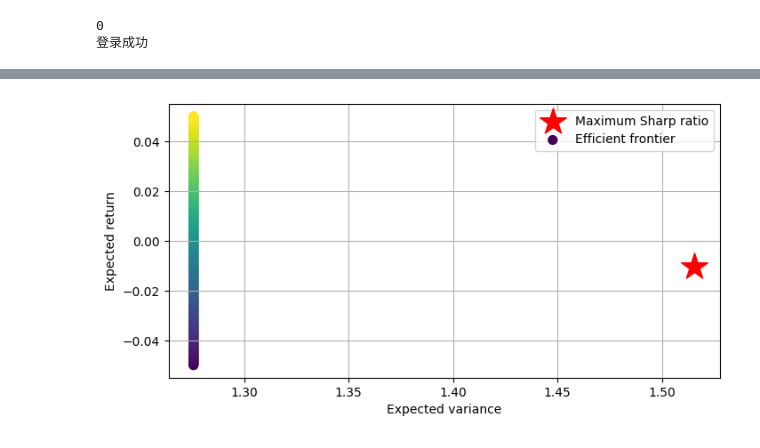
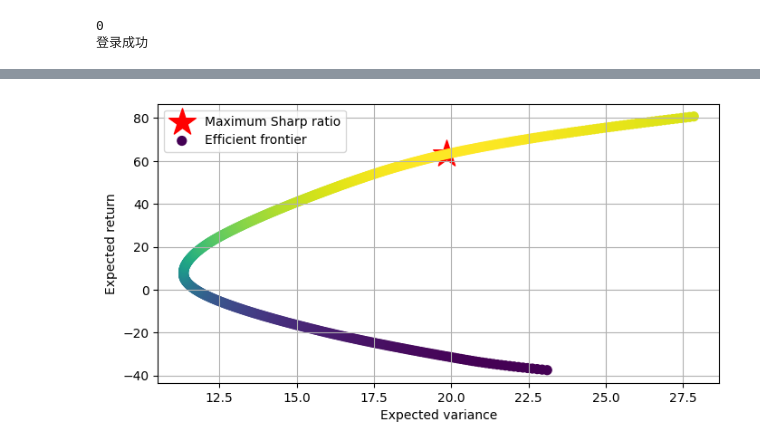
Before and after one commit to pcgan/A-Peek-into-My-Financial-Notebook, a Jupyter notebook: research/资产定价模型/BL-Model-detail.ipynb, the cells around one changed output, grey strips where cells are left out. Saved outputs shown, nothing was run; the diff lists cells and outputs as text; code cells hidden in the pictures.

```diff
--- a/research/资产定价模型/BL-Model-detail.ipynb
+++ b/research/资产定价模型/BL-Model-detail.ipynb
@@ -44,0 +70,11 @@ print(data_df.head(1),sum(data_df.ths_chg_ratio_index.isna()))
+# %%
+# 数据处理
+data_df2 = data_df.merge(data_df_name,on='thscode',how='left')
+print(data_df2.证券简称.isna().sum())
+data_df_mcap2 = data_df_mcap.merge(data_df_name,on='thscode',how='left')
+print(data_df_mcap2.证券简称.isna().sum())
+'''
+join()方法是基于索引（index）来拼接的，而merge()方法可以指定任意的列或索引作为拼接的依据。
+join()方法默认使用左连接（left join），而merge()方法默认使用内连接（inner join）
+merge()方法会创建一个新的索引，而join()方法会保留左边dataframe的索引。这可能会影响后续的数据处理。
+'''
@@ -49,9 +88,9 @@ Goverment_bond_YTM_10Y = 0.0283
 tau = 0.025
 # %%
 ### 计算历史协方差矩阵、收益率均值向量
-data_df_pivot = data_df.pivot(index='time',columns='thscode', values='ths_chg_ratio_index')
+data_df_pivot = data_df2.pivot(index='time',columns='证券简称', values='ths_chg_ratio_index')
 #print(data_df_pivot.tail(2))
-Pi = data_df_pivot.mean()
-sigma = data_df_pivot.cov()
+Pi = data_df_pivot.mean()*252
+sigma = data_df_pivot.cov()*252
 print(Pi,sigma)
 # %% [output]
@@ -65,16 +114,31 @@ thscode
 # %%
 ### 计算均值-方差模型得到最大夏普的市场权重
+'''
+scipy.optimize.minimize函数的返回值，是一个OptimizeResult对象，包含了最优化过程的信息。最优化结果result有以下属性：
+
+x: 最优解
+success: 布尔值，表示是否成功找到最优解
+status: 整数，表示最优化过程的状态码
+message: 字符串，表示最优化过程的终止原因
+fun: 浮点数，表示目标函数在最优解处的值
+jac: 数组，表示目标函数在最优解处的梯度
+hess: 矩阵或者线性算子，表示目标函数在最优解处的海森矩阵或者近似
+nfev: 整数，表示目标函数被调用的次数
+njev: 整数，表示梯度被调用的次数
+nhev: 整数，表示海森矩阵被调用的次数
+nit: 整数，表示迭代次数
+'''
 # 定义组合收益率和方差计算
-def port_return(weights, returns, risk_free_date):
-    return np.sum(weights * returns.mean(axis = 0))-risk_free_date
+def port_return(weights, returns):
+    return np.sum(weights * returns.mean(axis = 0)*252) #单利年化
 
 def port_volatility(weights, returns):
-    return np.sqrt(np.dot(weights.T,np.dot(returns.cov(), weights)))
+    return np.sqrt(np.dot(weights.T,np.dot(returns.cov()*252, weights)))
 
 # 定义目标函数
 def sharp_ratio(weights, returns, risk_free_date):
-    portfolio_return = np.sum(weights * returns.mean(axis = 0))
-    portfolio_volatility = np.sqrt(np.dot(weights.T,np.dot(returns.cov(), weights)))
+    portfolio_return = np.sum(weights * returns.mean(axis = 0)*252)
+    portfolio_volatility = np.sqrt(np.dot(weights.T,np.dot(returns.cov()*252, weights)))
     sharp_ratio = (portfolio_return - risk_free_date) / portfolio_volatility
     return -sharp_ratio
 # 定义最优化函数（拉格朗日乘子法），计算最大夏普
@@ -86,28 +150,28 @@ constraints = (
 )
 # 求解权重
 result = minimize(sharp_ratio, initial_weitghts,args=(data_df_pivot,Goverment_bond_YTM_10Y), method='SLSQP',bounds=bounds, constraints=constraints)
-print(result.x, port_return(result.x, data_df_pivot, Goverment_bond_YTM_10Y), port_volatility(result.x, data_df_pivot))
+print(result.x, port_return(result.x, data_df_pivot), port_volatility(result.x, data_df_pivot))
 # 绘制有效前沿曲线
 plt.figure(figsize=(8,4))
-plt.scatter(port_volatility(result.x, data_df_pivot),port_return(result.x, data_df_pivot, Goverment_bond_YTM_10Y), marker='*', color='r', s=500,
+plt.scatter(port_volatility(result.x, data_df_pivot),port_return(result.x, data_df_pivot), marker='*', color='r', s=500,
             label='Maximum Sharp ratio')
 
-target_returns = np.linspace(-0.050, 0.050, 500)
-target_volatility = []
-
-for tar in target_returns:
+target_returns1 = np.linspace(min(Pi), max(Pi), 500)
+target_volatility1 = []
+# 有效前沿曲线 波动率与期望收益的市场组合曲线
+for tar in target_returns1:
     constraints_for = (
     {'type':'eq','fun': lambda x: np.sum(x)-1}, #eq表示等式约束，表示等于0
-    {'type':'eq','fun': lambda x: port_return(x, data_df_pivot, Goverment_bond_YTM_10Y)-x} #约束组合收益率等于tar。这样就可以得到在不同目标收益率下的最小方差
+    {'type':'eq','fun': lambda x: port_return(x, data_df_pivot)-tar} #约束组合收益率等于tar。这样就可以得到在不同目标收益率下的最小方差
     )
     result_for = minimize(port_volatility,initial_weitghts,method='SLSQP',
                           bounds=bounds,
                           args=(data_df_pivot),
                           constraints=constraints_for)
-    print(tar-port_return(result_for.x, data_df_pivot, Goverment_bond_YTM_10Y))
-    target_volatility.append(result_for.fun)
-target_volatility = np.array(target_volatility)
-plt.scatter(target_volatility,target_returns,c=(target_returns-Goverment_bond_YTM_10Y)/target_volatility, s=50,
+#    print(tar-port_return(result_for.x, data_df_pivot))
+    target_volatility1.append(result_for.fun)
+target_volatility1 = np.array(target_volatility1)
+plt.scatter(target_volatility1,target_returns1,c=(target_returns1-Goverment_bond_YTM_10Y)/target_volatility1, s=50,
             label = 'Efficient frontier') # c: 散点的颜色，可以是一个标量或者一个数组，这里是target_returns/target_vars，表示每个散点的颜色由其夏普比率决定
 plt.grid(True)
 plt.xlabel('Expected variance')
@@ -135 +190 @@ plt.show()
-[figure, old version]
+[figure, new version]
```
Also changed, not shown: parts of 25 cells of this notebook, 2 other files.
